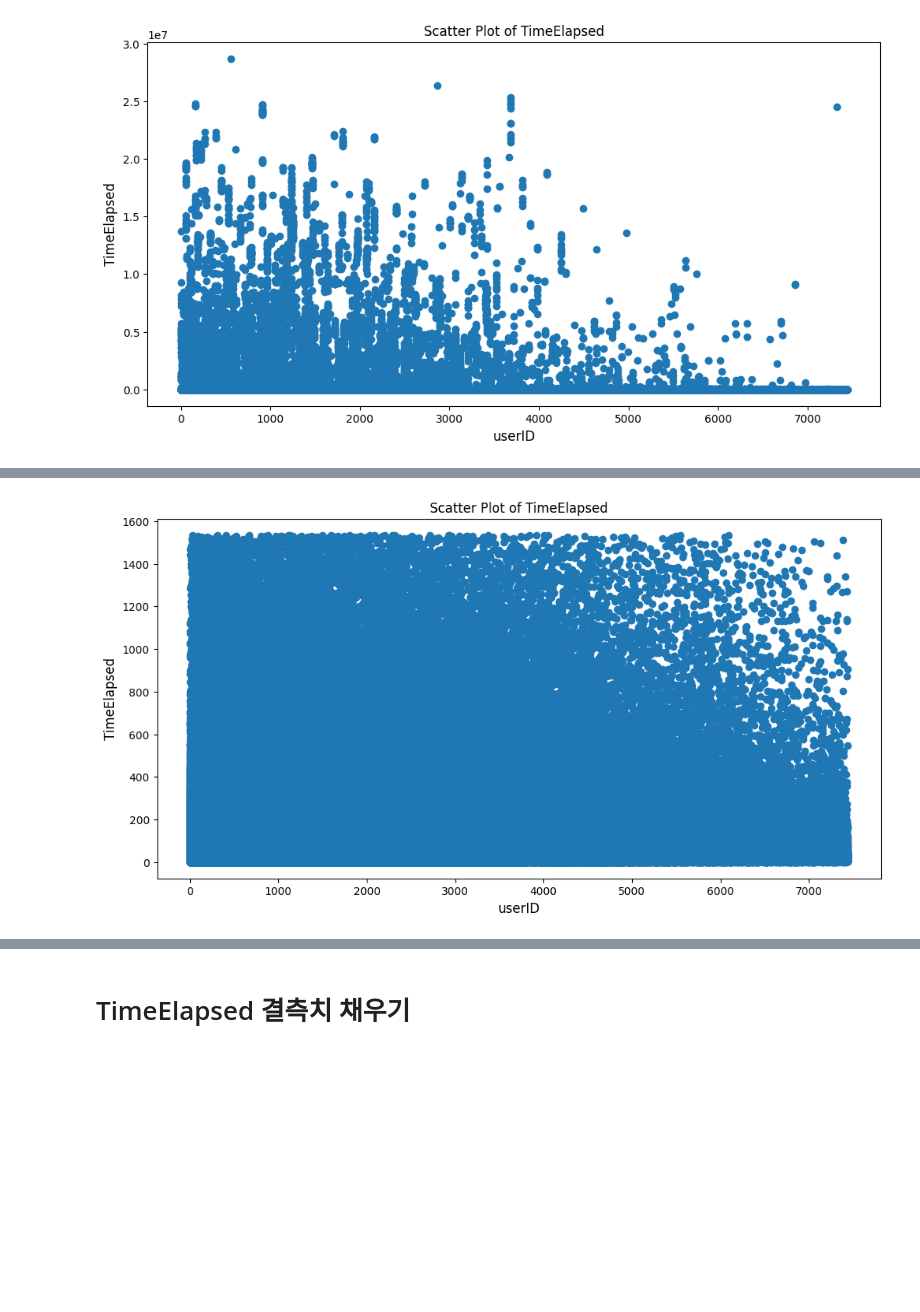
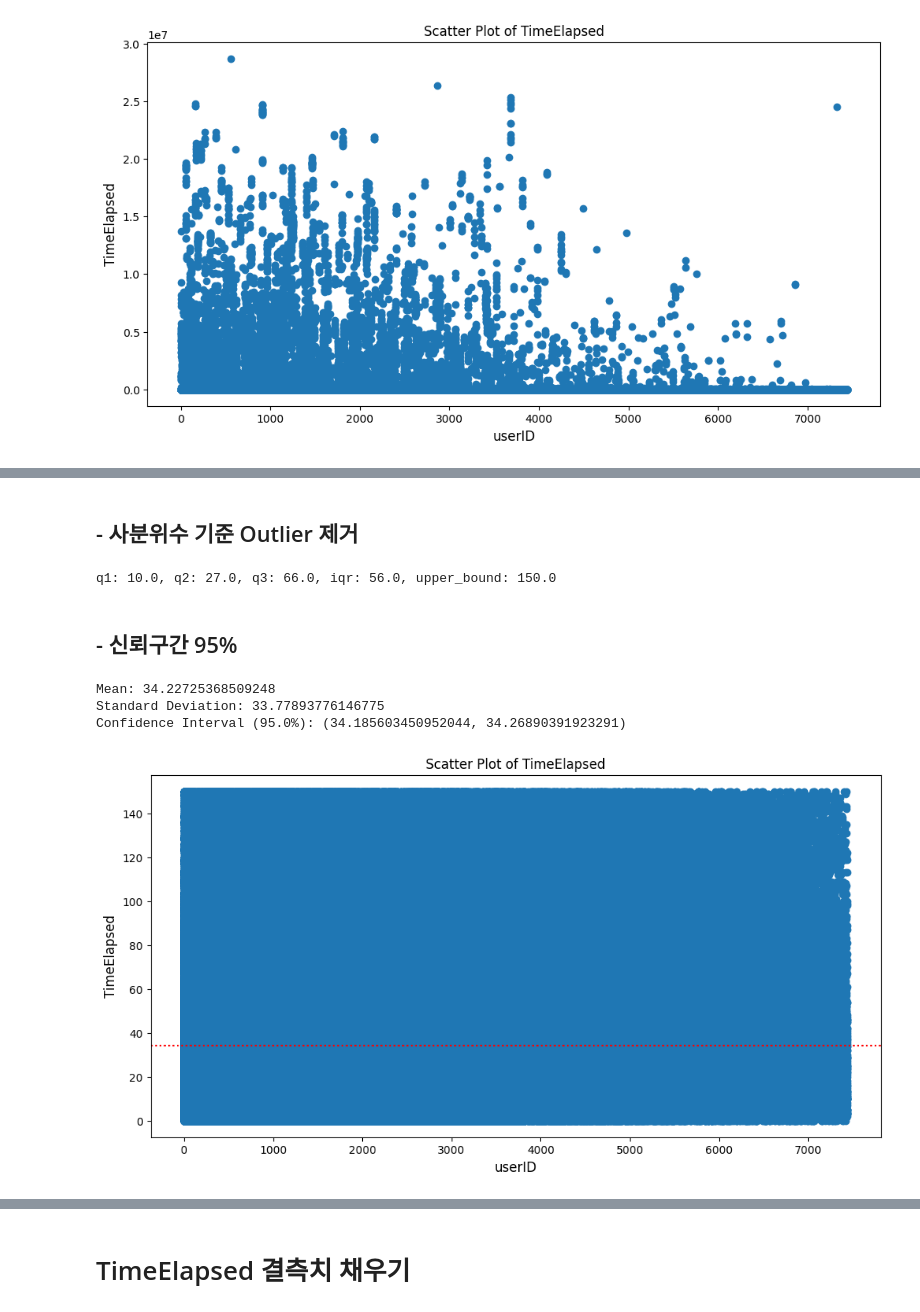
Before and after one commit to boostcampaitech5/level2_dkt-recsys-10, a Jupyter notebook: EDA/preprocess_all_data.ipynb, the cells around one changed output, grey strips where cells are left out. Saved outputs shown, nothing was run; the diff lists cells and outputs as text; code cells hidden in the pictures; blank space fills up the shorter version.

```diff
--- a/EDA/preprocess_all_data.ipynb
+++ b/EDA/preprocess_all_data.ipynb
@@ -36,6 +42,8 @@ train_test_dataset = train_test_dataset.reset_index(drop=True)
 ---
 > `assessmentItemID` ex_A080080003의 index=2 문자는 1-9 범위의 대분류이다
 # %%
+train_test_dataset['test_num']=train_test_dataset['assessmentItemID'].str[4:7].astype(int)
+train_test_dataset['question_num']=train_test_dataset['assessmentItemID'].str[7:].astype(int)
 train_test_dataset['LargeCategory'] = train_test_dataset['assessmentItemID'].str[2]
 
 # 정수화
@@ -153,10 +150,60 @@ train_test_dataset[train_test_dataset['TimeElapsed'] >= train_test_dataset['Time
+# %% [markdown]
+## - 사분위수 기준 Outlier 제거
+# %%
+# 이상치 처리 함수
+def _handle_outliers(df: pd.DataFrame, column: str)->pd.DataFrame:
+    # 사분위수 계산
+    q1 = df[column].quantile(0.25)
+    q2 = df[column].quantile(0.5)  # 추가: 중위값 - 사용은 안함
+    q3 = df[column].quantile(0.75)
+
+    # IQR 계산
+    iqr = q3 - q1
+
+    # 상위 이상치 처리
+    upper_bound = q3 + 1.5 * iqr
+    df[column] = df[column].apply(lambda x: np.nan if x > upper_bound else x)
+    print(f"q1: {q1}, q2: {q2}, q3: {q3}, iqr: {iqr}, upper_bound: {upper_bound}")
+    return df
+
+train_test_dataset = _handle_outliers(train_test_dataset, 'TimeElapsed')
+# %% [output]
+q1: 10.0, q2: 27.0, q3: 66.0, iqr: 56.0, upper_bound: 150.0
+# %% [markdown]
+## - 신뢰구간 95%
+# %%
+from scipy.stats import t
+def _calculate_confidence_interval(df: pd.DataFrame, target_column:str, confidence_level=0.95)-> tuple:
+    # 평균과 표준편차 계산
+    mean = df[target_column].mean()
+    std = df[target_column].std()
+
+    # 데이터 개수와 신뢰수준 설정
+    n = len(df)
+
+    # 신뢰구간 계산
+    t_critical = t.ppf((1 + confidence_level) / 2, df=n-1)
+    margin_of_error = t_critical * std / np.sqrt(n)
+    confidence_interval = (mean - margin_of_error, mean + margin_of_error)
+
+    print("Mean:", mean)
+    print("Standard Deviation:", std)
+    print("Confidence Interval ({}%):".format(confidence_level * 100), confidence_interval)
+
+    return confidence_interval
 # %%
-train_test_dataset.loc[train_test_dataset['TimeElapsed'] >= train_test_dataset['TimeElapsed'].quantile(0.99), 'TimeElapsed'] = float('nan')
+confidence_interval = _calculate_confidence_interval(train_test_dataset, 'TimeElapsed', 0.95)
+
 plt.figure(figsize=(12,6))
 plt.scatter(x=train_test_dataset['userID'], y=train_test_dataset['TimeElapsed'])
 plt.xlabel('userID', fontsize = 12)
 plt.ylabel('TimeElapsed', fontsize = 12)
+plt.axhline(confidence_interval[0], color = 'r', linestyle = ':')
+plt.axhline(confidence_interval[1], color = 'r', linestyle = ':')
 plt.title('Scatter Plot of TimeElapsed')
 plt.show()
 # %% [output]
+Mean: 34.22725368509248
+Standard Deviation: 33.77893776146775
+Confidence Interval (95.0%): (34.185603450952044, 34.26890391923291)
-[figure, old version]
+[figure, new version]
```
Also changed, not shown: parts of 103 cells of this notebook.
